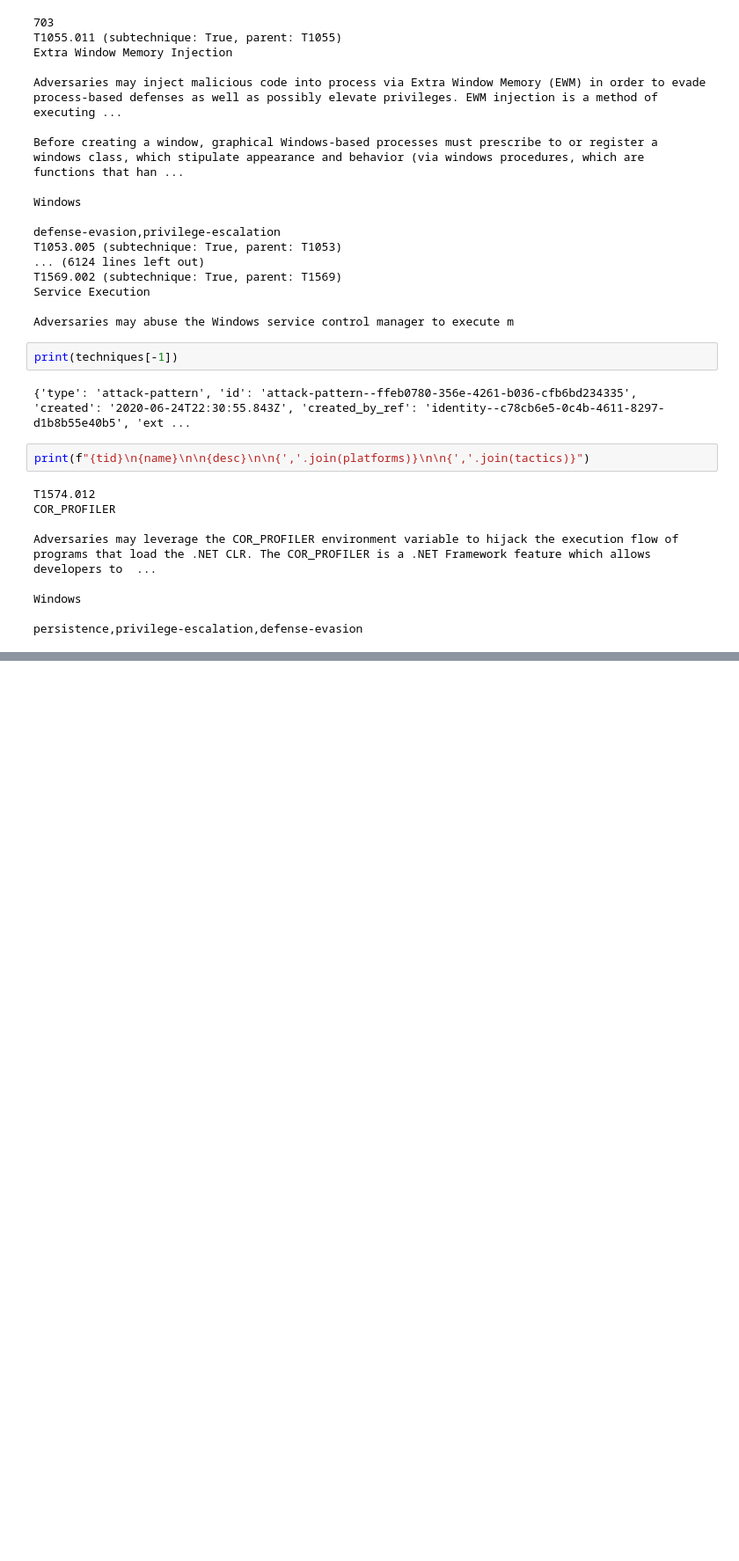
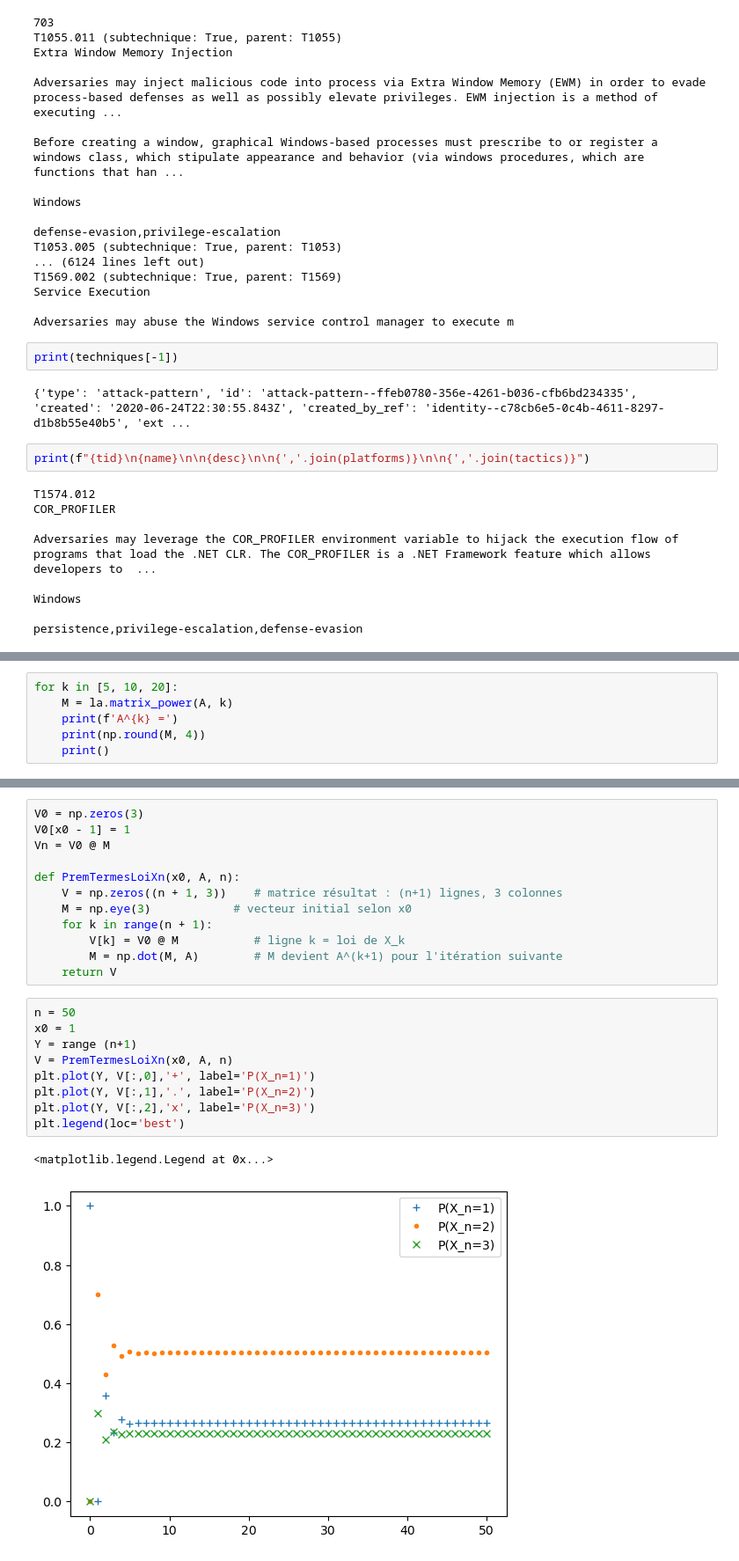
Before and after one commit to abdomg42/SOC-Copilot, a Jupyter notebook: main.ipynb, the cells around one changed output, grey strips where cells are left out. Shown at 88% size. Cells and saved outputs as stored; diff of their text form; blank space fills up the shorter version.

```diff
--- a/main.ipynb
+++ b/main.ipynb
@@ -60,0 +76,6 @@ persistence,privilege-escalation,defense-evasion
+# %%
+for k in [5, 10, 20]:
+    M = la.matrix_power(A, k)
+    print(f'A^{k} =')
+    print(np.round(M, 4))
+    print()
@@ -60,0 +150,24 @@ persistence,privilege-escalation,defense-evasion
+# %%
+V0 = np.zeros(3)
+V0[x0 - 1] = 1
+Vn = V0 @ M
+
+def PremTermesLoiXn(x0, A, n):
+    V = np.zeros((n + 1, 3))    # matrice résultat : (n+1) lignes, 3 colonnes
+    M = np.eye(3)            # vecteur initial selon x0
+    for k in range(n + 1):
+        V[k] = V0 @ M           # ligne k = loi de X_k
+        M = np.dot(M, A)        # M devient A^(k+1) pour l'itération suivante
+    return V
+# %%
+n = 50
+x0 = 1
+Y = range (n+1)
+V = PremTermesLoiXn(x0, A, n)
+plt.plot(Y, V[:,0],'+', label='P(X_n=1)')
+plt.plot(Y, V[:,1],'.', label='P(X_n=2)')
+plt.plot(Y, V[:,2],'x', label='P(X_n=3)')
+plt.legend(loc='best')
+# %% [output]
+<matplotlib.legend.Legend at 0x...>
+[figure, added]
```
Also changed, not shown: parts of 11 cells of this notebook, 3 other files.
